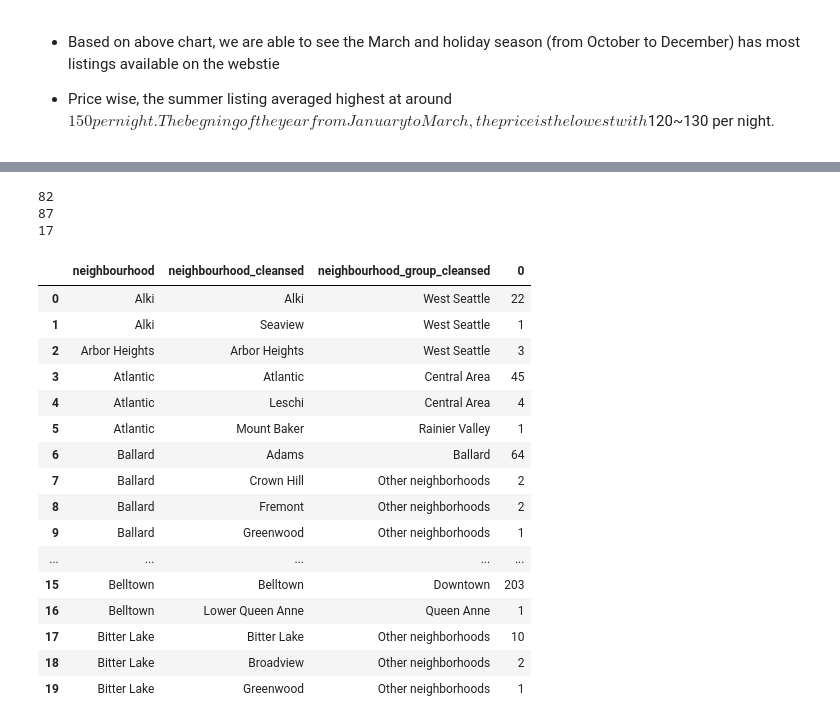
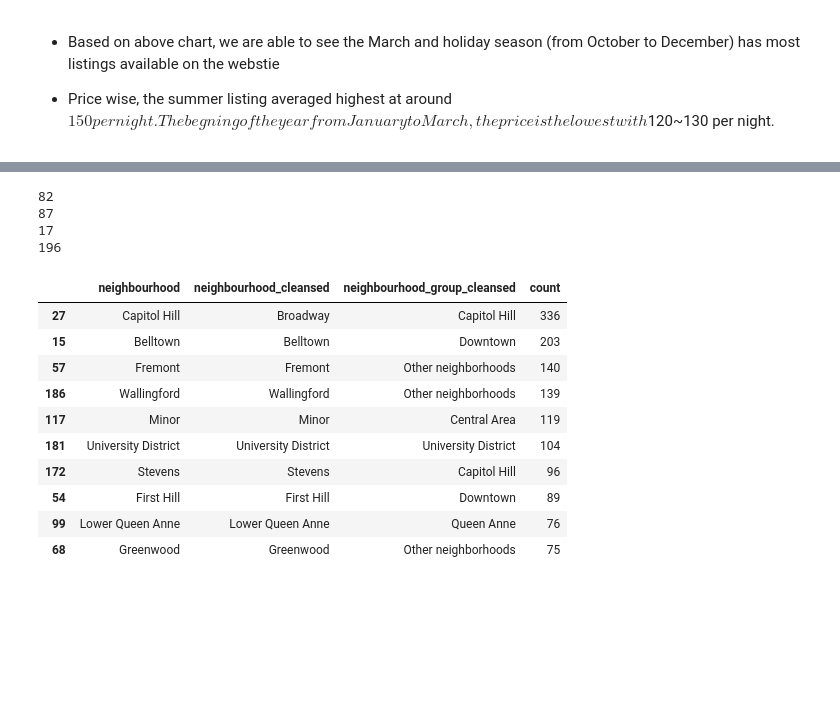
Before and after one commit to wxzhao15/DS_AirbnbDataEDA, a Jupyter notebook: main.ipynb, the cells around one changed output, grey strips where cells are left out. Saved outputs shown, nothing was run; the diff lists cells and outputs as text; code cells hidden in the pictures; blank space fills up the shorter version.

```diff
--- a/main.ipynb
+++ b/main.ipynb
@@ -290,32 +299,0 @@ Index(['price', 'monthly_price', 'weekly_price', 'property_type',
-# %%
-"""
-based on this part of exploration, we are able to see that neighbourhood_group_cleansed
-are for a higher level area groups. In order to know the neighborhood better, we will
-choose to use the more granular level feature here - neighbourhood_cleansed
- """
-
-print(len(df_price_clean['neighbourhood'].unique()))
-print(len(df_price_clean['neighbourhood_cleansed'].unique()))
-print(len(df_price_clean['neighbourhood_group_cleansed'].unique()))
-df_price_clean.groupby(['neighbourhood','neighbourhood_cleansed','neighbourhood_group_cleansed']).size().reset_index().head(20)
-# %% [output]
-82
-87
-17
-|  | neighbourhood | neighbourhood_cleansed | neighbourhood_group_cleansed | 0 |
-| 0 | Alki | Alki | West Seattle | 22 |
-| 1 | Alki | Seaview | West Seattle | 1 |
-| 2 | Arbor Heights | Arbor Heights | West Seattle | 3 |
-| 3 | Atlantic | Atlantic | Central Area | 45 |
-| 4 | Atlantic | Leschi | Central Area | 4 |
-| 5 | Atlantic | Mount Baker | Rainier Valley | 1 |
-| 6 | Ballard | Adams | Ballard | 64 |
-| 7 | Ballard | Crown Hill | Other neighborhoods | 2 |
-| 8 | Ballard | Fremont | Other neighborhoods | 2 |
-| 9 | Ballard | Greenwood | Other neighborhoods | 1 |
-| ... | ... | ... | ... | ... |
-| 15 | Belltown | Belltown | Downtown | 203 |
-| 16 | Belltown | Lower Queen Anne | Queen Anne | 1 |
-| 17 | Bitter Lake | Bitter Lake | Other neighborhoods | 10 |
-| 18 | Bitter Lake | Broadview | Other neighborhoods | 2 |
-| 19 | Bitter Lake | Greenwood | Other neighborhoods | 1 |
@@ -321,0 +303,24 @@ df_price_clean.groupby(['neighbourhood','neighbourhood_cleansed','neighbourhood_
+# %%
+# explore how many neightborhood area existing in the data set and how many listings in each neighbourhood areas
+
+print(len(df_price_clean['neighbourhood'].unique()))
+print(len(df_price_clean['neighbourhood_cleansed'].unique()))
+print(len(df_price_clean['neighbourhood_group_cleansed'].unique()))
+print(df_price_clean.groupby(['neighbourhood','neighbourhood_cleansed','neighbourhood_group_cleansed']).size().reset_index(name='count').shape[0])
+df_price_clean.groupby(['neighbourhood','neighbourhood_cleansed','neighbourhood_group_cleansed']).size().reset_index(name='count').sort_values(['count'],ascending=False).head(10)
+# %% [output]
+82
+87
+17
+196
+|  | neighbourhood | neighbourhood_cleansed | neighbourhood_group_cleansed | count |
+| 27 | Capitol Hill | Broadway | Capitol Hill | 336 |
+| 15 | Belltown | Belltown | Downtown | 203 |
+| 57 | Fremont | Fremont | Other neighborhoods | 140 |
+| 186 | Wallingford | Wallingford | Other neighborhoods | 139 |
+| 117 | Minor | Minor | Central Area | 119 |
+| 181 | University District | University District | University District | 104 |
+| 172 | Stevens | Stevens | Capitol Hill | 96 |
+| 54 | First Hill | First Hill | Downtown | 89 |
+| 99 | Lower Queen Anne | Lower Queen Anne | Queen Anne | 76 |
+| 68 | Greenwood | Greenwood | Other neighborhoods | 75 |
```
Also changed, not shown: parts of 16 cells of this notebook, 1 other file.
